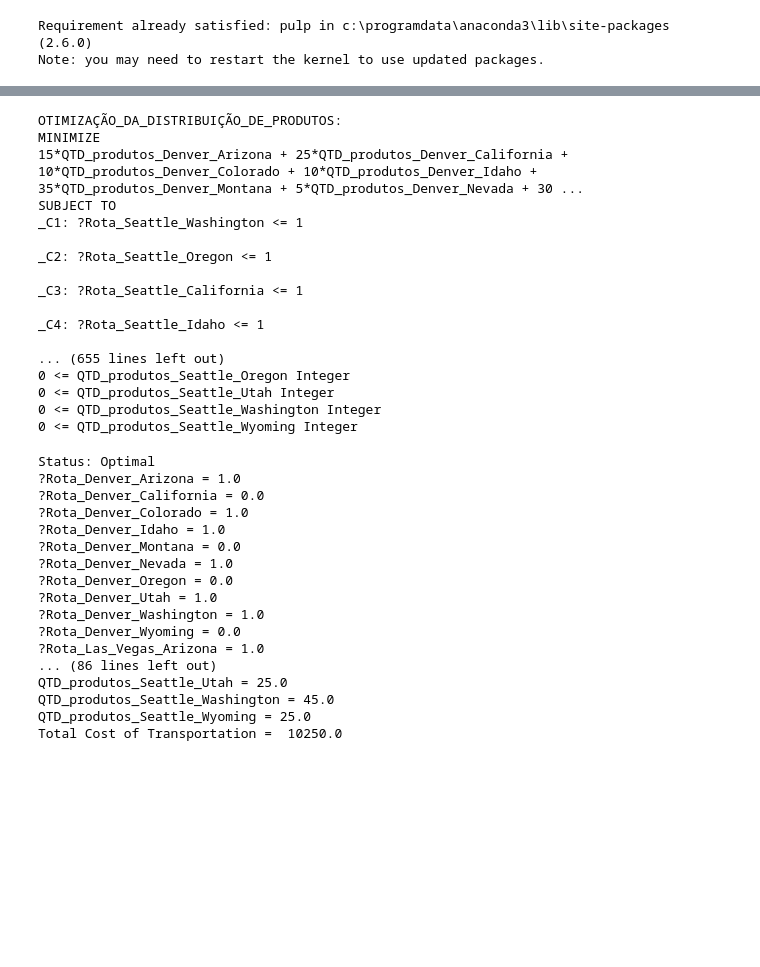
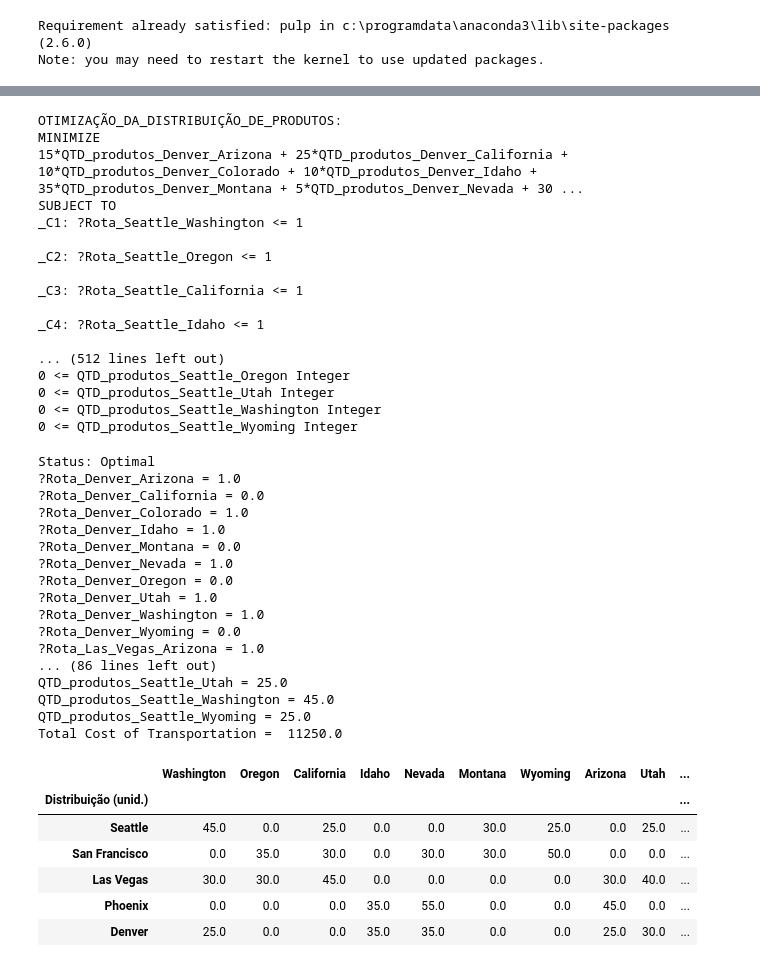
Before and after one commit to PasserBYinthe2021/ProgramacaoLinear, a Jupyter notebook: Trabalho3-PO.ipynb, the cells around one changed output, grey strips where cells are left out. Saved outputs shown, nothing was run; the diff lists cells and outputs as text; code cells hidden in the pictures; blank space fills up the shorter version.

```diff
--- a/Trabalho3-PO.ipynb
+++ b/Trabalho3-PO.ipynb
@@ -103,6 +120,7 @@ for c in contratos:
     prob += (lpSum([objective_vars[f][c] for f in filiais]) == df_demanda['Demanda'][c])
 
 for f in filiais:
+    prob += (lpSum([objective_vars[f][c] for c in contratos]) <= df_capacidade['Capacidade'][f])
     for c in contratos:
         # Restrições para a capacidade de entrega
         prob += (objective_vars[f][c]<=df_capacidade['Capacidade'][f]*binary_vars[f][c])
@@ -123,7 +141,7 @@ _C3: ?Rota_Seattle_California <= 1
 
 _C4: ?Rota_Seattle_Idaho <= 1
 
-... (655 lines left out)
+... (512 lines left out)
 0 <= QTD_produtos_Seattle_Oregon Integer
 0 <= QTD_produtos_Seattle_Utah Integer
 0 <= QTD_produtos_Seattle_Washington Integer
@@ -137,6 +155,19 @@ print("Status:", LpStatus[prob.status])
 # Each of the variables is printed with it's resolved optimum value
 for v in prob.variables():
     print(v.name, "=", v.varValue)
+    string_var = str(v.name)
+    list_var = string_var.split("_")
+    if list_var[0] == "QTD":
+        filial = list_var[2]
+        contrato = list_var[3]
+        if filial == 'San':
+            filial = 'San Francisco'
+            contrato = list_var[4]
+        if filial == 'Las':
+            filial = 'Las Vegas'
+            contrato = list_var[4]
+        df_resolucao[contrato][filial]=v.varValue
+
 
 # The optimised objective function value is printed to the screen
 print("Total Cost of Transportation = ", value(prob.objective))
@@ -157,4 +188,14 @@ Status: Optimal
 QTD_produtos_Seattle_Utah = 25.0
 QTD_produtos_Seattle_Washington = 45.0
 QTD_produtos_Seattle_Wyoming = 25.0
-Total Cost of Transportation =  10250.0
+Total Cost of Transportation =  11250.0
+# %%
+display(df_resolucao)
+# %% [output]
+|  | Washington | Oregon | California | Idaho | Nevada | Montana | Wyoming | Arizona | Utah | ... |
+| Distribuição (unid.) |  |  |  |  |  |  |  |  |  | ... |
+| Seattle | 45.0 | 0.0 | 25.0 | 0.0 | 0.0 | 30.0 | 25.0 | 0.0 | 25.0 | ... |
+| San Francisco | 0.0 | 35.0 | 30.0 | 0.0 | 30.0 | 30.0 | 50.0 | 0.0 | 0.0 | ... |
+| Las Vegas | 30.0 | 30.0 | 45.0 | 0.0 | 0.0 | 0.0 | 0.0 | 30.0 | 40.0 | ... |
+| Phoenix | 0.0 | 0.0 | 0.0 | 35.0 | 55.0 | 0.0 | 0.0 | 45.0 | 0.0 | ... |
+| Denver | 25.0 | 0.0 | 0.0 | 35.0 | 35.0 | 0.0 | 0.0 | 25.0 | 30.0 | ... |
```
Also changed, not shown: parts of 4 cells of this notebook.
